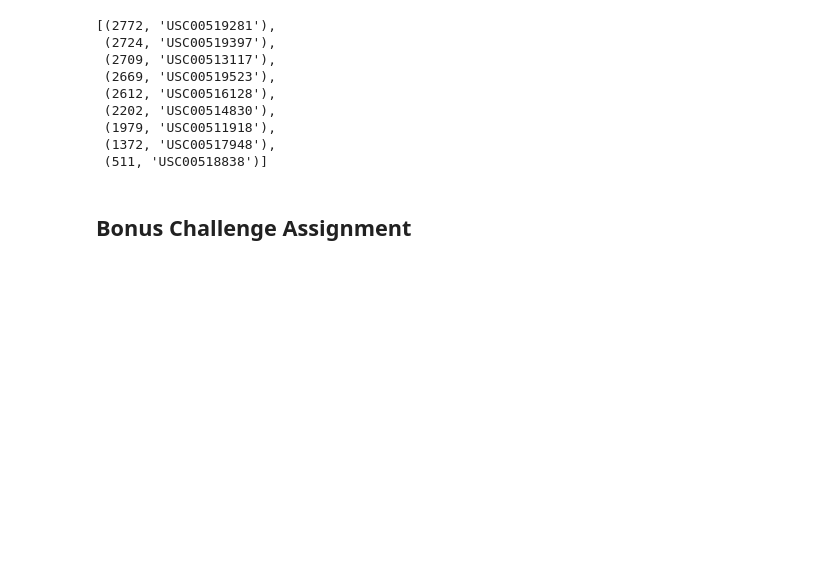
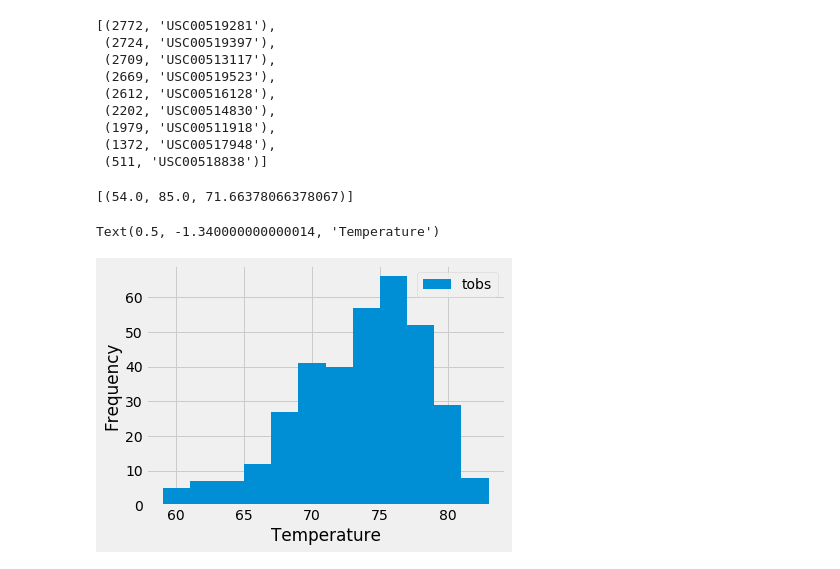
Before and after one commit to motofi/sqlalchemy-challenge, a Jupyter notebook: climate_starter.ipynb, the cells around one changed output. Cells and saved outputs as stored; diff of their text form; code cells hidden in the pictures; blank space fills up the shorter version.

```diff
--- a/climate_starter.ipynb
+++ b/climate_starter.ipynb
@@ -296,8 +295,20 @@ active_stations
 # %%
 # Using the station id from the previous query, calculate the lowest temperature recorded,
 # highest temperature recorded, and average temperature of the most active station?
+session.query(func.min(Measurement.tobs), func.max(Measurement.tobs), func.avg(Measurement.tobs)).filter(Measurement.station == 'USC00519281').all()
+# %% [output]
+[(54.0, 85.0, 71.66378066378067)]
 # %%
 # Choose the station with the highest number of temperature observations.
 # Query the last 12 months of temperature observation data for this station and plot the results as a histogram
+last_date = dt.datetime(2017, 8, 23)
+last_twelve_mos = last_date - dt.timedelta(days = 365)
+
+hottest_station = session.query(Measurement.tobs).filter(Measurement.station == 'USC00519281').filter(Measurement.date >= last_twelve_mos).all()
+hottest_station_df = pd.DataFrame(hottest_station, columns=['tobs'])
+hottest_station_df.plot.hist(bins=12)
+plt.tight_layout()
+plt.xlabel("Temperature")
+# %% [output]
+Text(0.5, -1.340000000000014, 'Temperature')
+[figure, added]
-# %% [markdown]
-## Bonus Challenge Assignment
```
Also changed, not shown: parts of 18 cells of this notebook.
